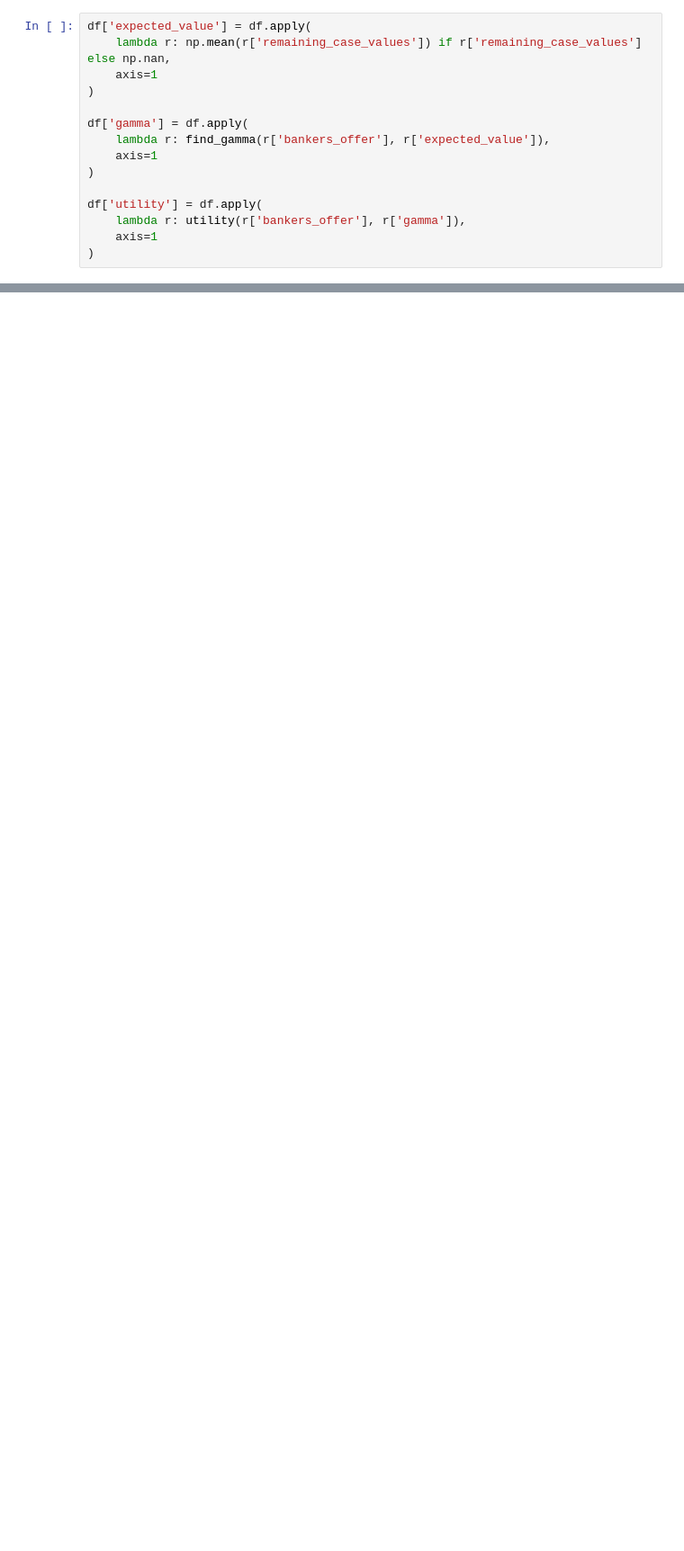
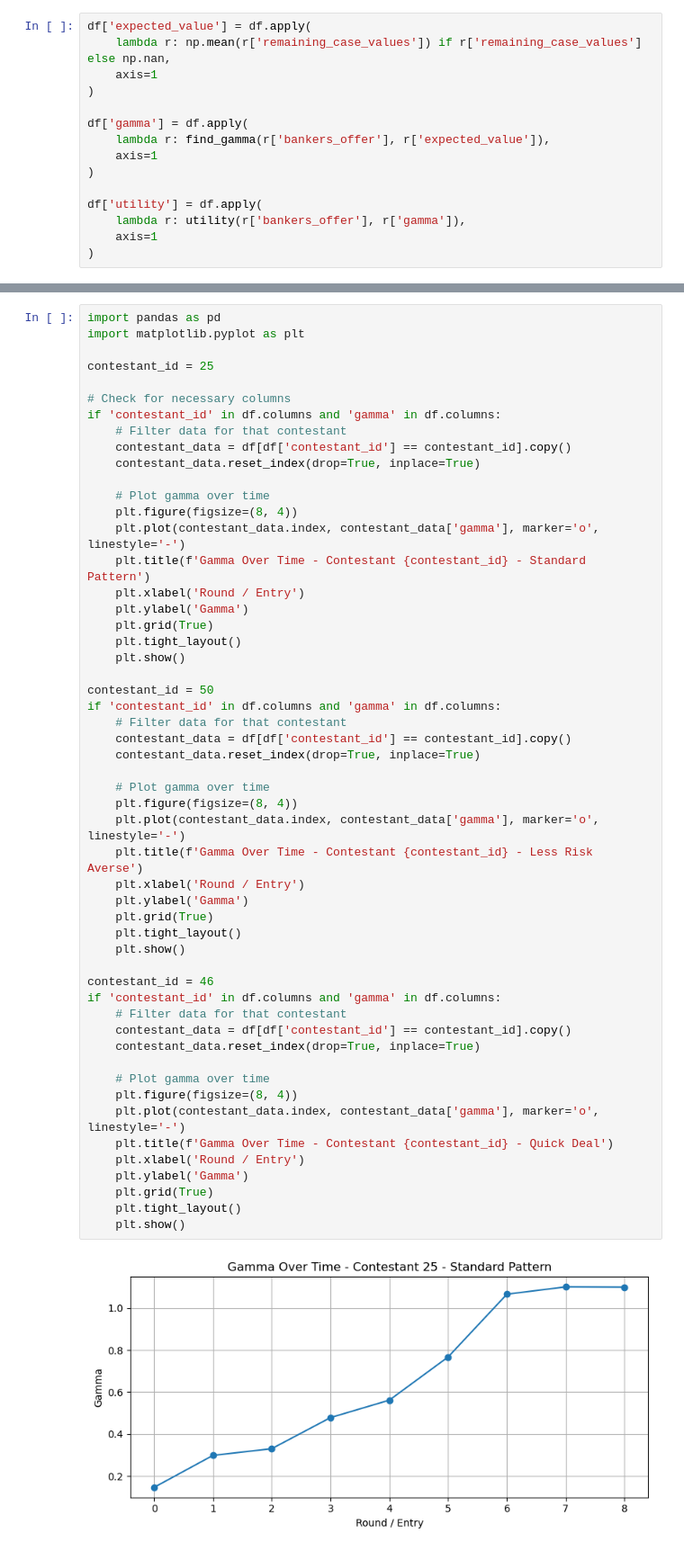
Before and after one commit to alexander-shang/econ590-project, a Jupyter notebook: deal_or_no_deal.ipynb, the cells around one changed output, grey strips where cells are left out. Shown at 90% size. Cells and saved outputs as stored; diff of their text form; blank space fills up the shorter version.

```diff
--- a/deal_or_no_deal.ipynb
+++ b/deal_or_no_deal.ipynb
@@ -266,0 +313,55 @@ df.head(10)
+# %%
+import pandas as pd
+import matplotlib.pyplot as plt
+
+contestant_id = 25
+
+# Check for necessary columns
+if 'contestant_id' in df.columns and 'gamma' in df.columns:
+    # Filter data for that contestant
+    contestant_data = df[df['contestant_id'] == contestant_id].copy()
+    contestant_data.reset_index(drop=True, inplace=True)
+
+    # Plot gamma over time
+    plt.figure(figsize=(8, 4))
+    plt.plot(contestant_data.index, contestant_data['gamma'], marker='o', linestyle='-')
+    plt.title(f'Gamma Over Time - Contestant {contestant_id} - Standard Pattern')
+    plt.xlabel('Round / Entry')
+    plt.ylabel('Gamma')
+    plt.grid(True)
+    plt.tight_layout()
+    plt.show()
+
+contestant_id = 50
+if 'contestant_id' in df.columns and 'gamma' in df.columns:
+    # Filter data for that contestant
+    contestant_data = df[df['contestant_id'] == contestant_id].copy()
+    contestant_data.reset_index(drop=True, inplace=True)
+
+    # Plot gamma over time
+    plt.figure(figsize=(8, 4))
+    plt.plot(contestant_data.index, contestant_data['gamma'], marker='o', linestyle='-')
+    plt.title(f'Gamma Over Time - Contestant {contestant_id} - Less Risk Averse')
+    plt.xlabel('Round / Entry')
+    plt.ylabel('Gamma')
+    plt.grid(True)
+    plt.tight_layout()
+    plt.show()
+
+contestant_id = 46
+if 'contestant_id' in df.columns and 'gamma' in df.columns:
+    # Filter data for that contestant
+    contestant_data = df[df['contestant_id'] == contestant_id].copy()
+    contestant_data.reset_index(drop=True, inplace=True)
+
+    # Plot gamma over time
+    plt.figure(figsize=(8, 4))
+    plt.plot(contestant_data.index, contestant_data['gamma'], marker='o', linestyle='-')
+    plt.title(f'Gamma Over Time - Contestant {contestant_id} - Quick Deal')
+    plt.xlabel('Round / Entry')
+    plt.ylabel('Gamma')
+    plt.grid(True)
+    plt.tight_layout()
+    plt.show()
+# %% [output]
+[figure, added]
```
Also changed, not shown: parts of 4 cells of this notebook, 1 other file.
